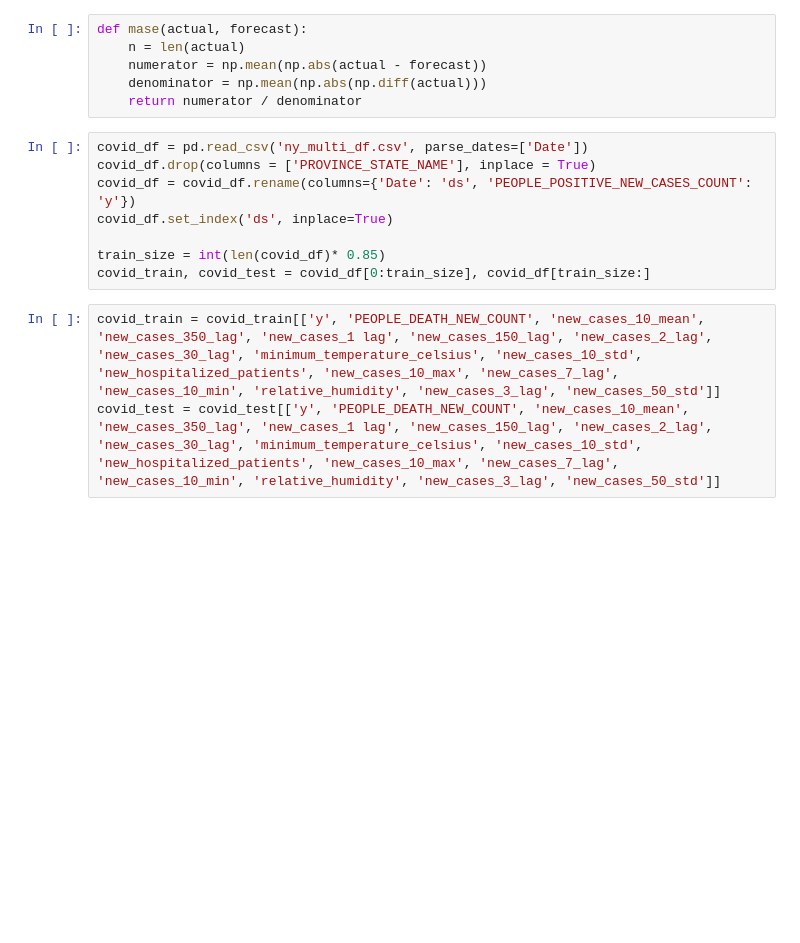
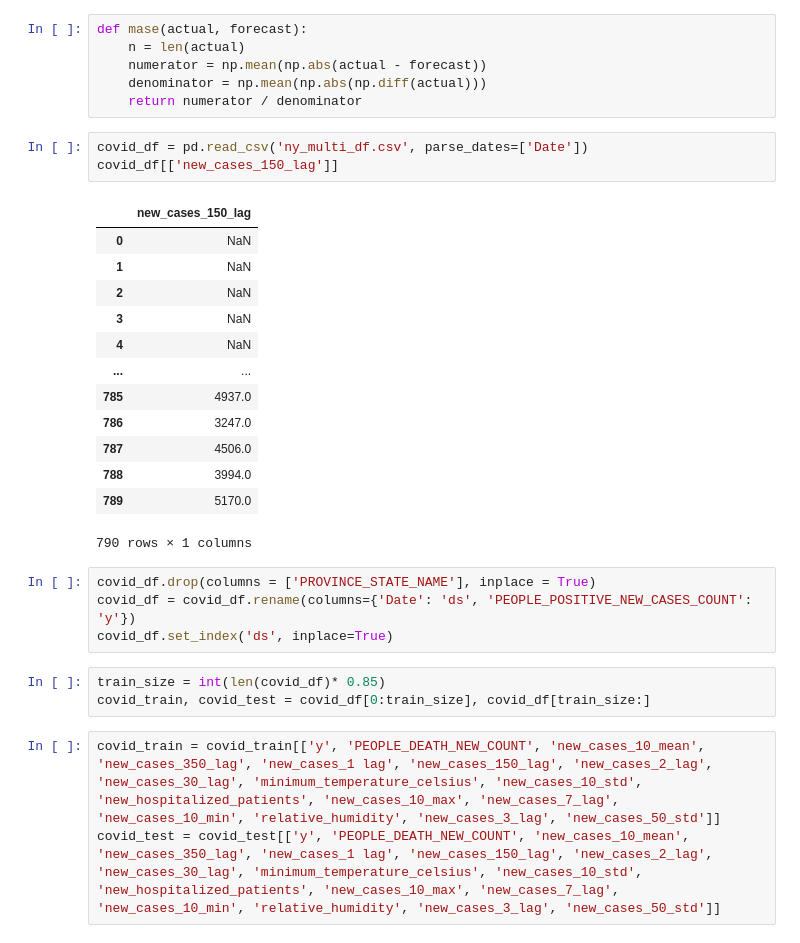
Before and after one commit to danielhe-nu/STAT390-Snowman, a Jupyter notebook: Daniel Final/NewYork_XGBoost.ipynb, the cells around one changed output. Cells and saved outputs as stored; diff of their text form; blank space fills up the shorter version.

```diff
--- a/Daniel Final/NewYork_XGBoost.ipynb
+++ b/Daniel Final/NewYork_XGBoost.ipynb
@@ -26,12 +26,28 @@ def mase(actual, forecast):
     return numerator / denominator
 # %%
 covid_df = pd.read_csv('ny_multi_df.csv', parse_dates=['Date'])
-covid_df.drop(columns = ['PROVINCE_STATE_NAME'], inplace = True)
-covid_df = covid_df.rename(columns={'Date': 'ds', 'PEOPLE_POSITIVE_NEW_CASES_COUNT': 'y'})
-covid_df.set_index('ds', inplace=True)
-
-train_size = int(len(covid_df)* 0.85)
-covid_train, covid_test = covid_df[0:train_size], covid_df[train_size:]
+covid_df[['new_cases_150_lag']]
+# %% [output]
+|  | new_cases_150_lag |
+| 0 | NaN |
+| 1 | NaN |
+| 2 | NaN |
+| 3 | NaN |
+| 4 | NaN |
+| ... | ... |
+| 785 | 4937.0 |
+| 786 | 3247.0 |
+| 787 | 4506.0 |
+| 788 | 3994.0 |
+| 789 | 5170.0 |
+790 rows × 1 columns
+# %%
+covid_df.drop(columns = ['PROVINCE_STATE_NAME'], inplace = True)
+covid_df = covid_df.rename(columns={'Date': 'ds', 'PEOPLE_POSITIVE_NEW_CASES_COUNT': 'y'})
+covid_df.set_index('ds', inplace=True)
+# %%
+train_size = int(len(covid_df)* 0.85)
+covid_train, covid_test = covid_df[0:train_size], covid_df[train_size:]
 # %%
 covid_train = covid_train[['y', 'PEOPLE_DEATH_NEW_COUNT', 'new_cases_10_mean', 'new_cases_350_lag', 'new_cases_1 lag', 'new_cases_150_lag', 'new_cases_2_lag', 'new_cases_30_lag', 'minimum_temperature_celsius', 'new_cases_10_std', 'new_hospitalized_patients', 'new_cases_10_max', 'new_cases_7_lag', 'new_cases_10_min', 'relative_humidity', 'new_cases_3_lag', 'new_cases_50_std']]
 covid_test = covid_test[['y', 'PEOPLE_DEATH_NEW_COUNT', 'new_cases_10_mean', 'new_cases_350_lag', 'new_cases_1 lag', 'new_cases_150_lag', 'new_cases_2_lag', 'new_cases_30_lag', 'minimum_temperature_celsius', 'new_cases_10_std', 'new_hospitalized_patients', 'new_cases_10_max', 'new_cases_7_lag', 'new_cases_10_min', 'relative_humidity', 'new_cases_3_lag', 'new_cases_50_std']]
```
Also changed, not shown: parts of 5 cells of this notebook.
